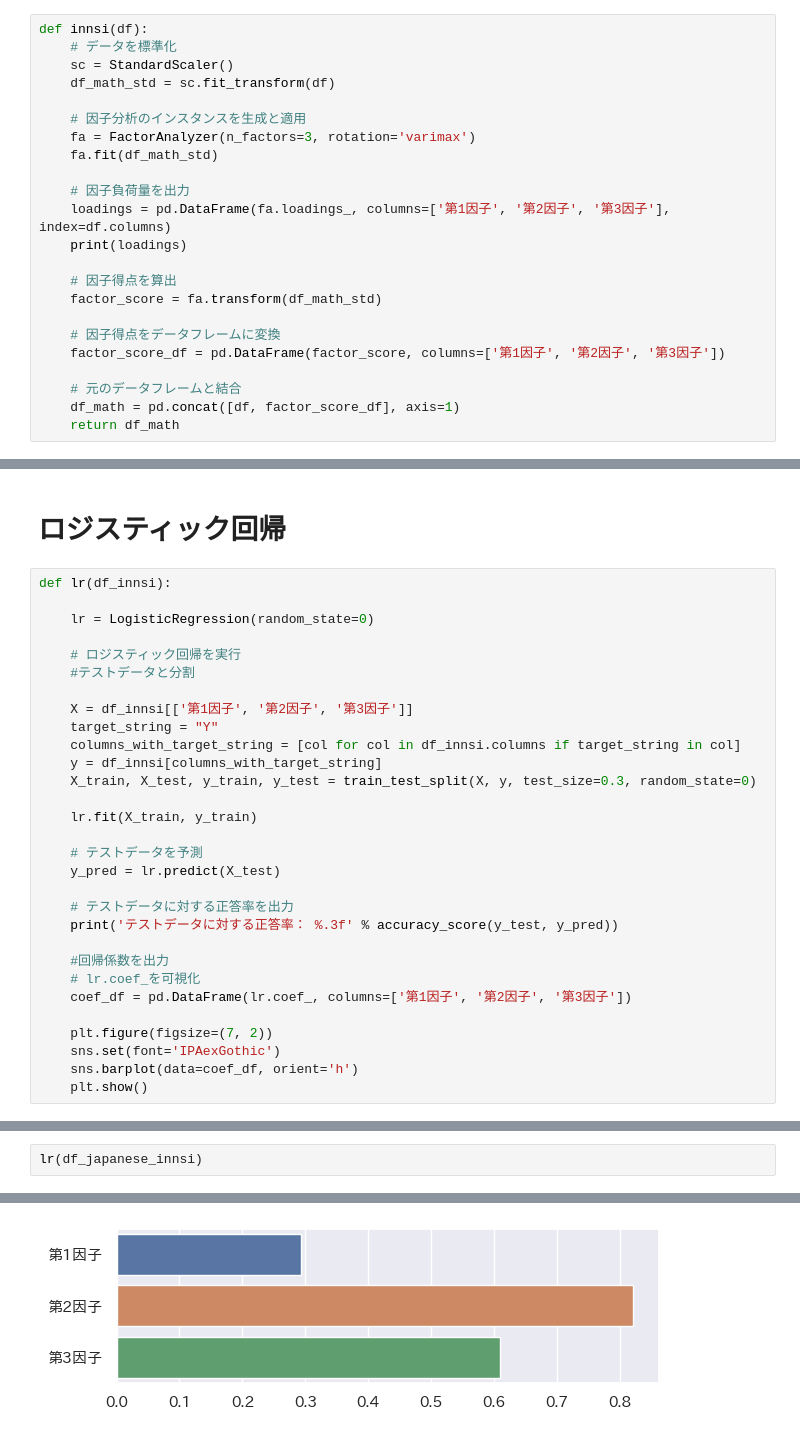
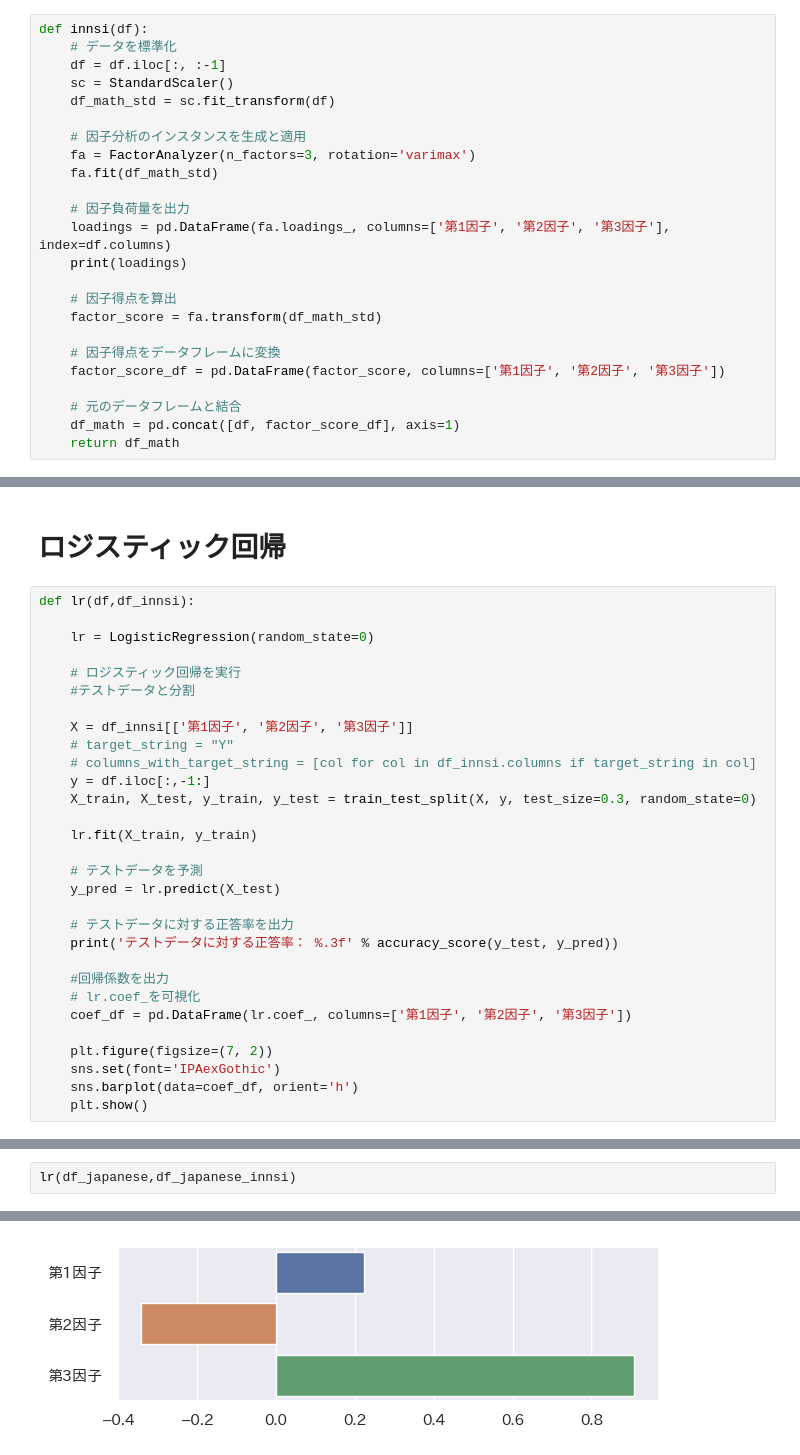
Before and after one commit to okozeriki/service_mind, a Jupyter notebook: model/0619_innsi_var.ipynb, the cells around one changed output, grey strips where cells are left out. Saved outputs shown, nothing was run; the diff lists cells and outputs as text.

```diff
--- a/model/0619_innsi_var.ipynb
+++ b/model/0619_innsi_var.ipynb
@@ -62,6 +62,7 @@ df_japanese = df_japanese.reset_index(drop=True)
 # %%
 def innsi(df):
     # データを標準化
+    df = df.iloc[:, :-1]
     sc = StandardScaler()
     df_math_std = sc.fit_transform(df)
 
@@ -107,7 +108,7 @@ Y_japanese  0.062869  0.351758  0.085443
 # %% [markdown]
 # ロジスティック回帰
 # %%
-def lr(df_innsi):
+def lr(df,df_innsi):
 
     lr = LogisticRegression(random_state=0)
 
@@ -115,9 +116,9 @@ def lr(df_innsi):
     #テストデータと分割
 
     X = df_innsi[['第1因子', '第2因子', '第3因子']]
-    target_string = "Y"
-    columns_with_target_string = [col for col in df_innsi.columns if target_string in col]
-    y = df_innsi[columns_with_target_string]
+    # target_string = "Y"
+    # columns_with_target_string = [col for col in df_innsi.columns if target_string in col]
+    y = df.iloc[:,-1:]
     X_train, X_test, y_train, y_test = train_test_split(X, y, test_size=0.3, random_state=0)
 
     lr.fit(X_train, y_train)
@@ -149,3 +150,3 @@ lr(df_english_innsi)
 # %%
-lr(df_japanese_innsi)
+lr(df_japanese,df_japanese_innsi)
 # %% [output]
@@ -153 +154 @@ lr(df_japanese_innsi)
-[figure, old version]
+[figure, new version]
```
Also changed, not shown: parts of 4 cells of this notebook.
